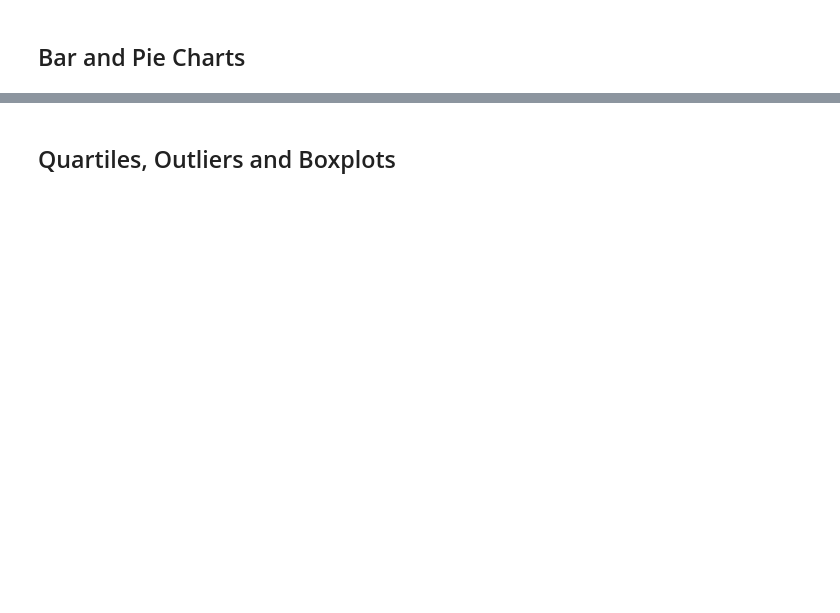
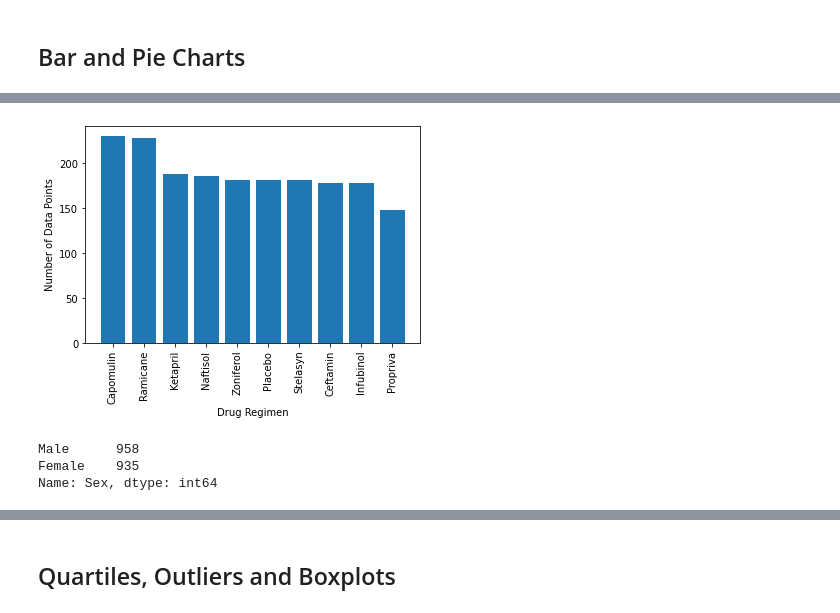
Before and after one commit to krfennel/matplotlib---challenge, a Jupyter notebook: 05-Matplotlib/Instructions/Pymaceuticals/pymaceuticals_starter.ipynb, the cells around one changed output, grey strips where cells are left out. Cells and saved outputs as stored; diff of their text form; code cells hidden in the pictures; blank space fills up the shorter version.

```diff
--- a/05-Matplotlib/Instructions/Pymaceuticals/pymaceuticals_starter.ipynb
+++ b/05-Matplotlib/Instructions/Pymaceuticals/pymaceuticals_starter.ipynb
@@ -106,4 +182,18 @@ total_mice
 # %%
 # Generate a bar plot showing the total number of unique mice tested on each drug regimen using pyplot.
+plt.bar(mouse_drug_count.index, mouse_drug_count.values)
+plt.xticks(rotation='vertical')
+plt.xlabel("Drug Regimen")
+plt.ylabel("Number of Data Points")
+plt.show()
+# %% [output]
+[figure, added]
+# %%
+mouse_sex_count = combined_data["Sex"].value_counts()
+mouse_sex_count
+# %% [output]
+Male      958
+Female    935
+Name: Sex, dtype: int64
 # %%
 # Generate a pie plot showing the distribution of female versus male mice using pandas
```
Also changed, not shown: parts of 9 cells of this notebook, 1 other file.
